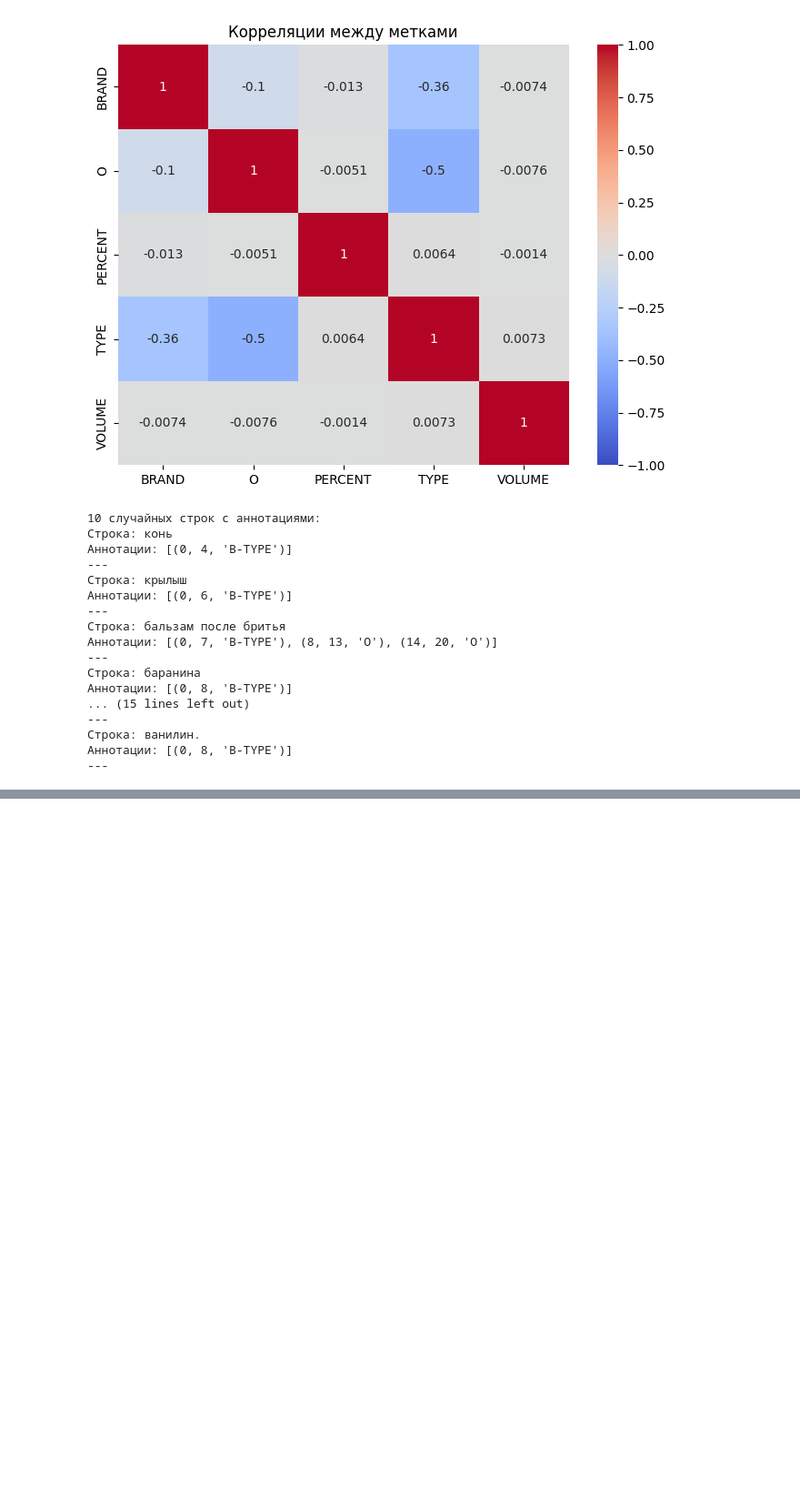
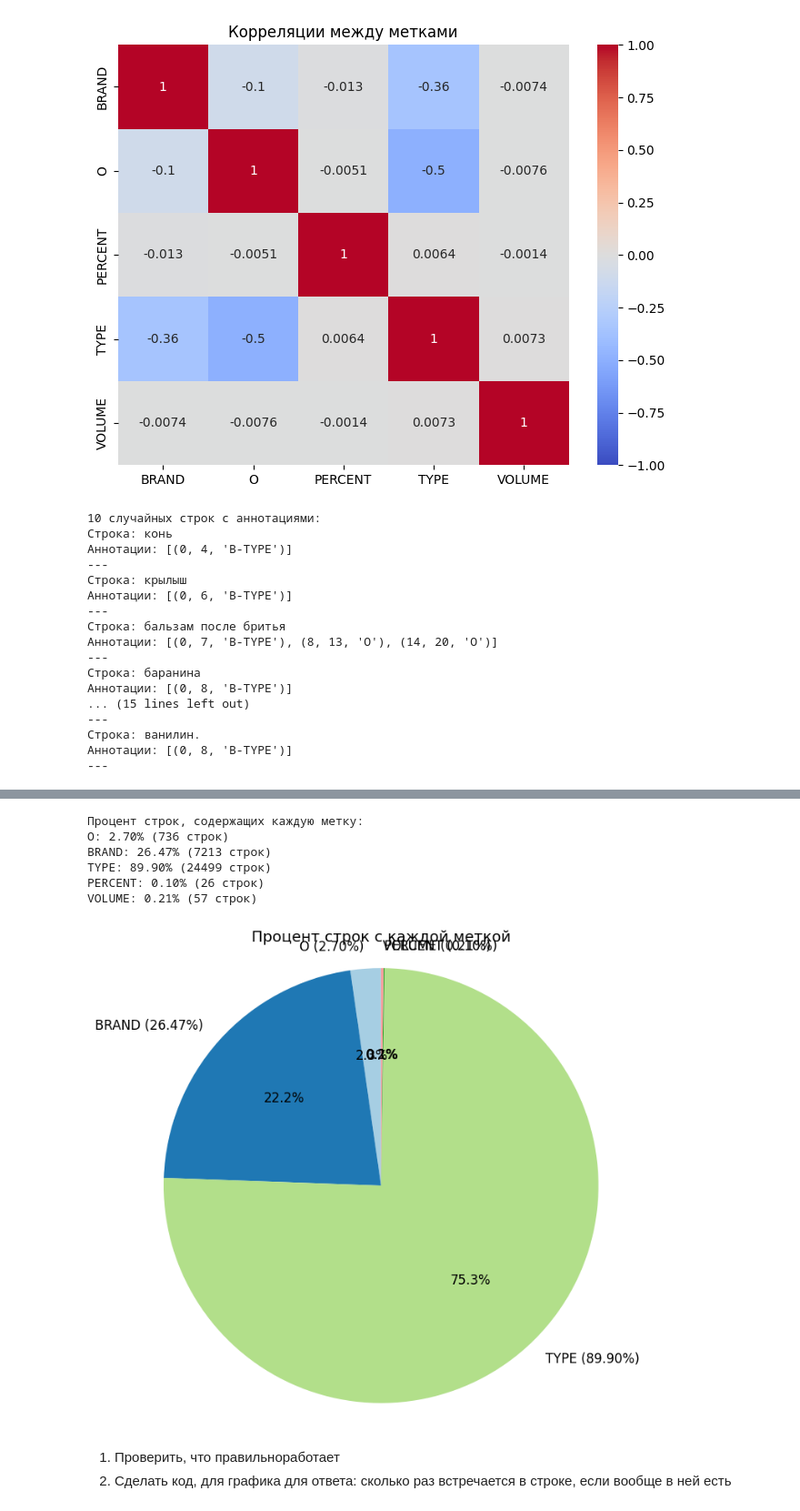
Before and after one commit to tokarevdr/ner-x5-hackathon, a Jupyter notebook: Data_explorer.ipynb, the cells around one changed output, grey strips where cells are left out. Shown at 91% size. Drawn from its saved outputs; the diff is of its cells as text; code cells hidden in the pictures; blank space fills up the shorter version.

```diff
--- a/Data_explorer.ipynb
+++ b/Data_explorer.ipynb
@@ -333,22 +347,3 @@ for idx, row in random_samples.iterrows():
 Строка: ванилин.
 Аннотации: [(0, 8, 'B-TYPE')]
 ---
-# %%
-df['group'] = df['entity_types'].apply(lambda x: tuple(sorted(x)))
-
-# Разделяем: 70% train, 15% val, 15% test, с stratify по 'group'
-train_df, temp_df = train_test_split(df, test_size=0.3, stratify=df['group'], random_state=42)
-val_df, test_df = train_test_split(temp_df, test_size=0.5, stratify=temp_df['group'], random_state=42)
-
-# # Сохраняем в файлы
-# train_df.to_csv('train.csv', sep=';', index=False, encoding='utf-8')
-# val_df.to_csv('val.csv', sep=';', index=False, encoding='utf-8')
-# test_df.to_csv('test.csv', sep=';', index=False, encoding='utf-8')
-
-# Проверка пропорций (вывод в консоль)
-print("\nПропорции групп в train:")
-print(train_df['group'].value_counts(normalize=True))
-print("\nПропорции групп в val:")
-print(val_df['group'].value_counts(normalize=True))
-print("\nПропорции групп в test:")
-print(test_df['group'].value_counts(normalize=True))
@@ -356,0 +474,48 @@ ValueError: The least populated class in y has only 1 member, which is too few.
+# %%
+import pandas as pd
+import matplotlib.pyplot as plt
+from collections import Counter
+def percent_types(df):
+  # Подсчёт, сколько строк содержат каждую метку
+  label_counts = Counter()
+  for types in df['entity_types']:
+      for t in types:
+          label_counts[t] += 1
+
+  # Вычисляем проценты
+  total_samples = len(df)
+  label_percentages = {label: (count / total_samples * 100) for label, count in label_counts.items()}
+
+  # Вывод статистики для проверки
+  print("\nПроцент строк, содержащих каждую метку:")
+  for label, percentage in label_percentages.items():
+      print(f"{label}: {percentage:.2f}% ({label_counts[label]} строк)")
+
+  # Построение круговой диаграммы
+  plt.figure(figsize=(8, 8))
+  plt.pie(
+      label_percentages.values(),
+      labels=[f"{label} ({percentage:.2f}%)" for label, percentage in label_percentages.items()],
+      colors=plt.cm.Paired(range(len(label_percentages))),
+      startangle=90,
+      autopct='%1.1f%%',
+      textprops={'fontsize': 12}
+  )
+  plt.title('Процент строк с каждой меткой', fontsize=14)
+  plt.axis('equal')  # Для круглой формы
+  plt.show()
+  # plt.savefig('label_distribution_pie_chart.png')
+  plt.close()
+
+percent_types(df)
+# %% [output]
+Процент строк, содержащих каждую метку:
+O: 2.70% (736 строк)
+BRAND: 26.47% (7213 строк)
+TYPE: 89.90% (24499 строк)
+PERCENT: 0.10% (26 строк)
+VOLUME: 0.21% (57 строк)
+[figure, added]
+# %% [markdown]
+1. Проверить, что правильноработает
+2. Сделать код, для графика для ответа: сколько раз встречается  в строке, если вообще в ней есть
```
Also changed, not shown: parts of 7 cells of this notebook, 8 other files.
